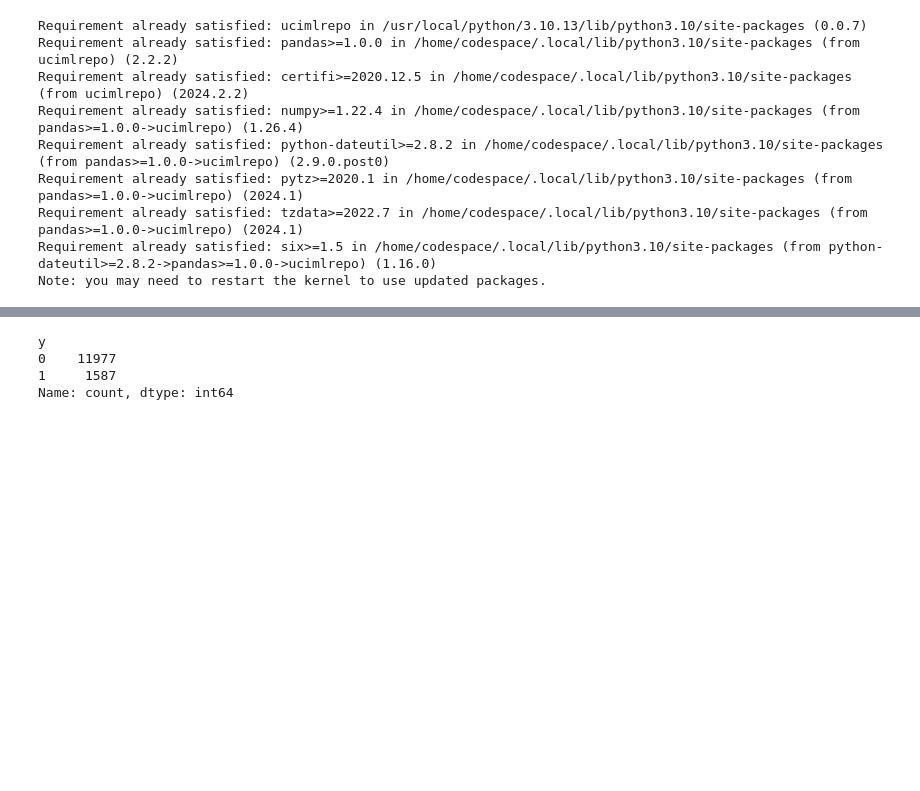
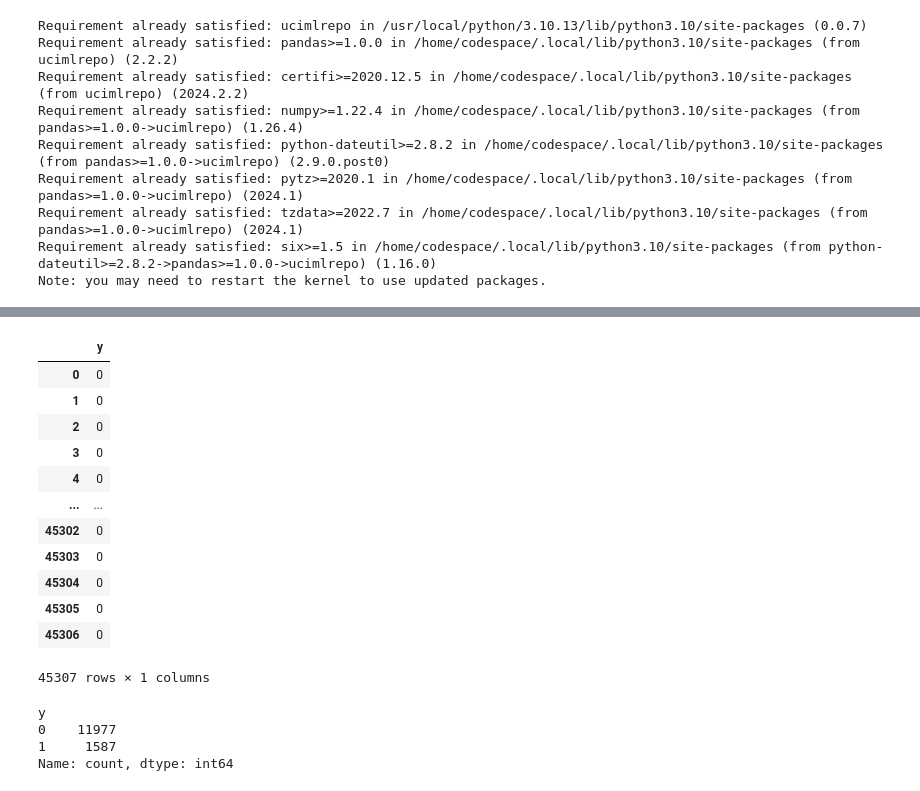
Before and after one commit to ankitrahejagatech/7641HW1, a Jupyter notebook: notebooks/ExplorationOfDatasets.ipynb, the cells around one changed output, grey strips where cells are left out. Drawn from its saved outputs; the diff is of its cells as text; code cells hidden in the pictures; blank space fills up the shorter version.

```diff
--- a/notebooks/ExplorationOfDatasets.ipynb
+++ b/notebooks/ExplorationOfDatasets.ipynb
@@ -36,10 +36,20 @@ Note: you may need to restart the kernel to use updated packages.
 # %%
 
 #X1 = pd.DataFrame(bank_marketing.data.features, columns=bank_marketing.feature_names)
-
-X1 = pd.read_csv('BankMarketingData.csv')
+from sklearn.preprocessing import StandardScaler
+X1 = pd.read_csv('/workspaces/7641HW1/data/BankMarketingData.csv')
 
 
-y1 = pd.DataFrame(bank_marketing.data.targets)
+
+
+Last_Column = X1.iloc[:, -1]  # This selects the last column
+
+# Step 3: Create a new DataFrame with the last column
+y1 = pd.DataFrame(Last_Column)
 
 y1['y'] = y1['y'].replace({'yes': 1, 'no': 0})
+
+all_except_last = X1.iloc[:, :-1]  # This selects all columns except the last one
+
+# Step 3: Create a new DataFrame with the selected columns
+X1 = pd.DataFrame(all_except_last)
@@ -102,3 +207,19 @@ X1
+# %%
+y1
+# %% [output]
+|  | y |
+| 0 | 0 |
+| 1 | 0 |
+| 2 | 0 |
+| 3 | 0 |
+| 4 | 0 |
+| ... | ... |
+| 45302 | 0 |
+| 45303 | 0 |
+| 45304 | 0 |
+| 45305 | 0 |
+| 45306 | 0 |
+45307 rows × 1 columns
 # %%
 X1_train, X1_subset, y1_train, y1_subset = train_test_split(X1, y1, test_size=.3, random_state=42, stratify=y1)
 # %%
```
Also changed, not shown: parts of 9 cells of this notebook, 3 other files.
